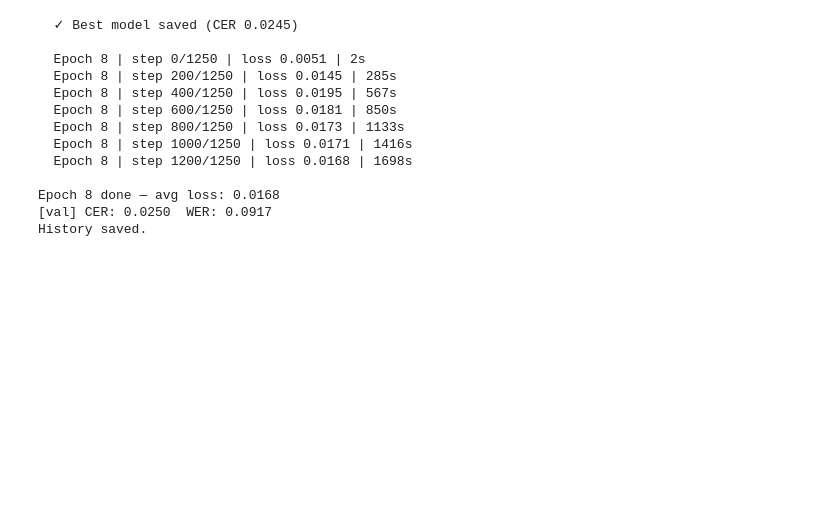
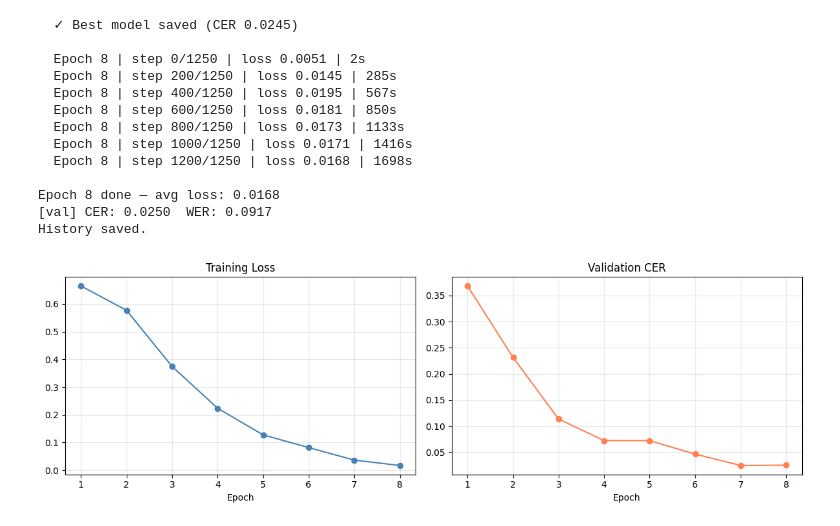
Before and after one commit to Azjob21/project_trocr, a Jupyter notebook: notebooks/project-trocr.ipynb, the cells around one changed output. Drawn from its saved outputs; the diff is of its cells as text; code cells hidden in the pictures; blank space fills up the shorter version.

```diff
--- a/notebooks/project-trocr.ipynb
+++ b/notebooks/project-trocr.ipynb
@@ -528,3 +528,23 @@ Epoch 7 done — avg loss: 0.0364
 Epoch 8 done — avg loss: 0.0168
 [val] CER: 0.0250  WER: 0.0917
 History saved.
+# %%
+import json, matplotlib.pyplot as plt
+
+with open("training_history.json") as f:
+    history = json.load(f)
+
+fig, (ax1, ax2) = plt.subplots(1, 2, figsize=(12, 4))
+epochs = range(1, len(history["train_losses"]) + 1)
+
+ax1.plot(epochs, history["train_losses"], marker="o", color="steelblue")
+ax1.set_title("Training Loss"), ax1.set_xlabel("Epoch"), ax1.grid(alpha=0.3)
+
+ax2.plot(epochs, history["val_cers"], marker="o", color="coral")
+ax2.set_title("Validation CER"), ax2.set_xlabel("Epoch"), ax2.grid(alpha=0.3)
+
+plt.tight_layout()
+plt.savefig("training_curves.png", dpi=150)
+plt.show()
+# %% [output]
+[figure, added]
```
Also changed, not shown: 14 other files.
